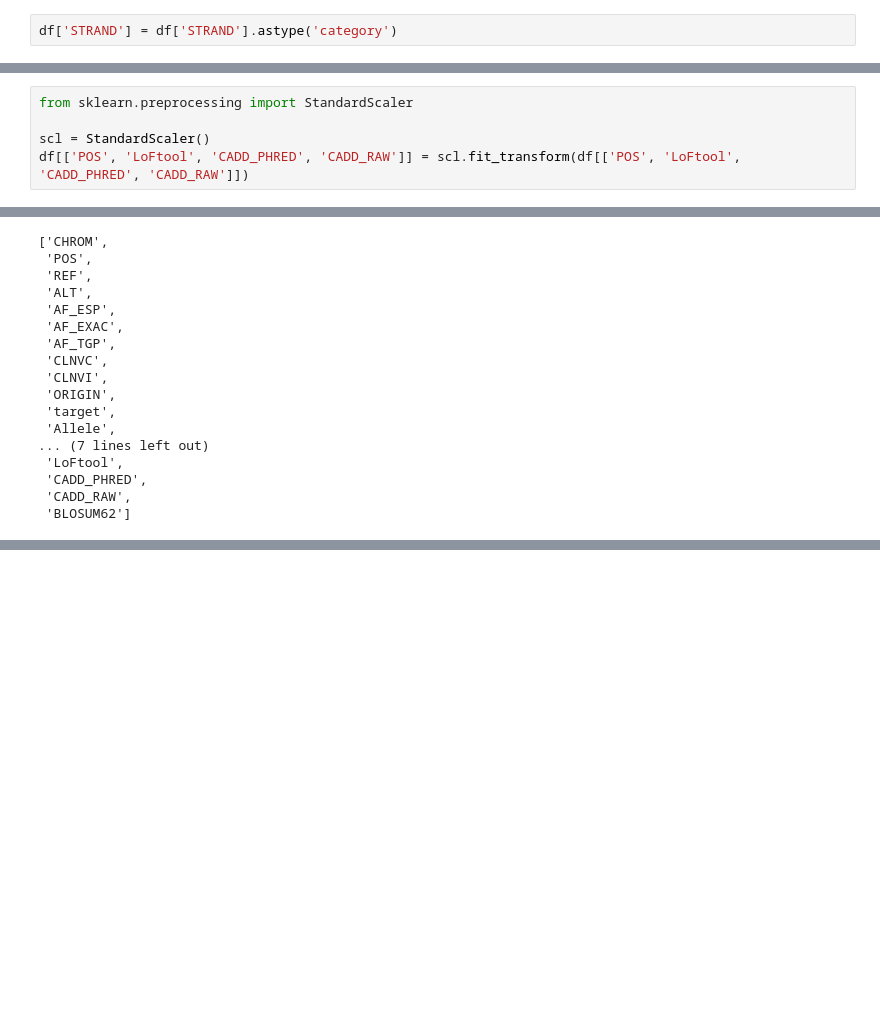
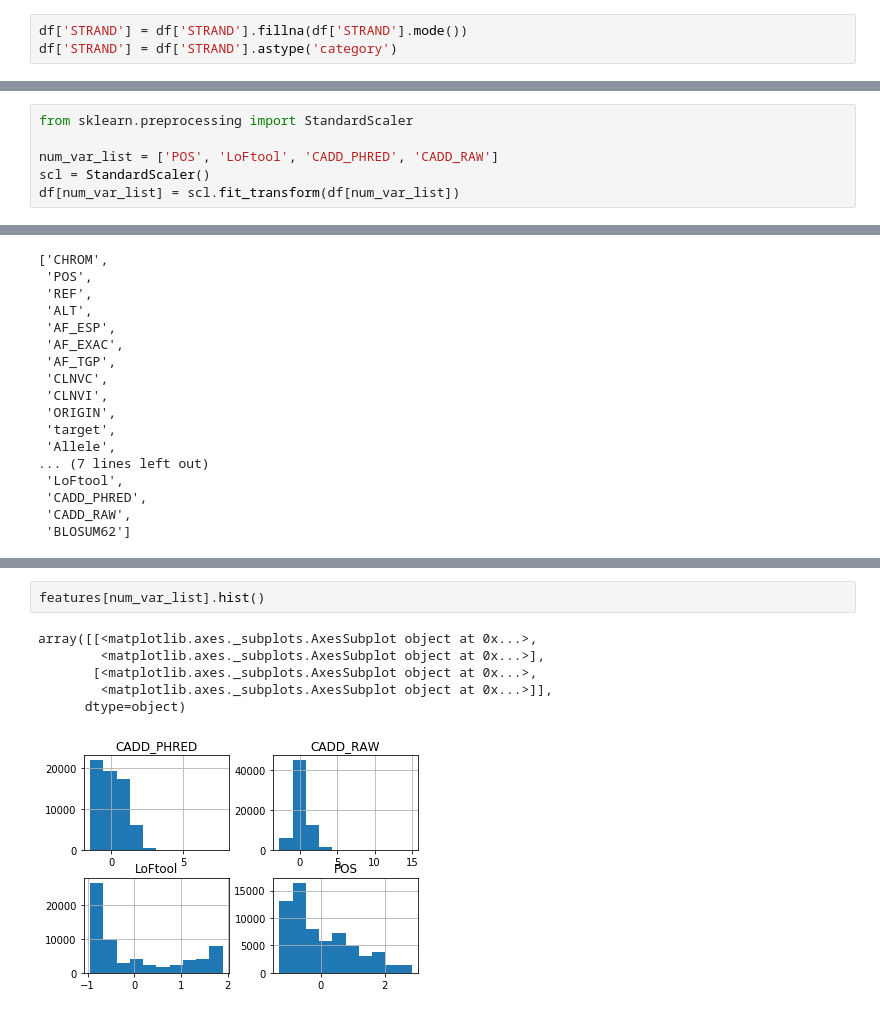
Before and after one commit to DavidBraslow/dsc-3-final-project-online-ds-sp-000, a Jupyter notebook: student.ipynb, the cells around one changed output, grey strips where cells are left out. Saved outputs shown, nothing was run; the diff lists cells and outputs as text; blank space fills up the shorter version.

```diff
--- a/student.ipynb
+++ b/student.ipynb
@@ -556,6 +561,7 @@ df['STRAND'].value_counts()
  1.0    32370
 Name: STRAND, dtype: int64
 # %%
+df['STRAND'] = df['STRAND'].fillna(df['STRAND'].mode())
 df['STRAND'] = df['STRAND'].astype('category')
 # %% [markdown]
 ## LoFtool
@@ -576,8 +582,9 @@ df['CADD_RAW'] = df['CADD_RAW'].fillna(df['CADD_RAW'].median())
 # %%
 from sklearn.preprocessing import StandardScaler
 
+num_var_list = ['POS', 'LoFtool', 'CADD_PHRED', 'CADD_RAW']
 scl = StandardScaler()
-df[['POS', 'LoFtool', 'CADD_PHRED', 'CADD_RAW']] = scl.fit_transform(df[['POS', 'LoFtool', 'CADD_PHRED', 'CADD_RAW']])
+df[num_var_list] = scl.fit_transform(df[num_var_list])
 # %% [markdown]
 ## Separate target and features
 # %%
@@ -611,0 +656,9 @@ orig_feat = list(df.columns[0:22])
+# %%
+features[num_var_list].hist()
+# %% [output]
+array([[<matplotlib.axes._subplots.AxesSubplot object at 0x...>,
+        <matplotlib.axes._subplots.AxesSubplot object at 0x...>],
+       [<matplotlib.axes._subplots.AxesSubplot object at 0x...>,
+        <matplotlib.axes._subplots.AxesSubplot object at 0x...>]],
+      dtype=object)
+[figure, added]
```
Also changed, not shown: parts of 25 cells of this notebook.
